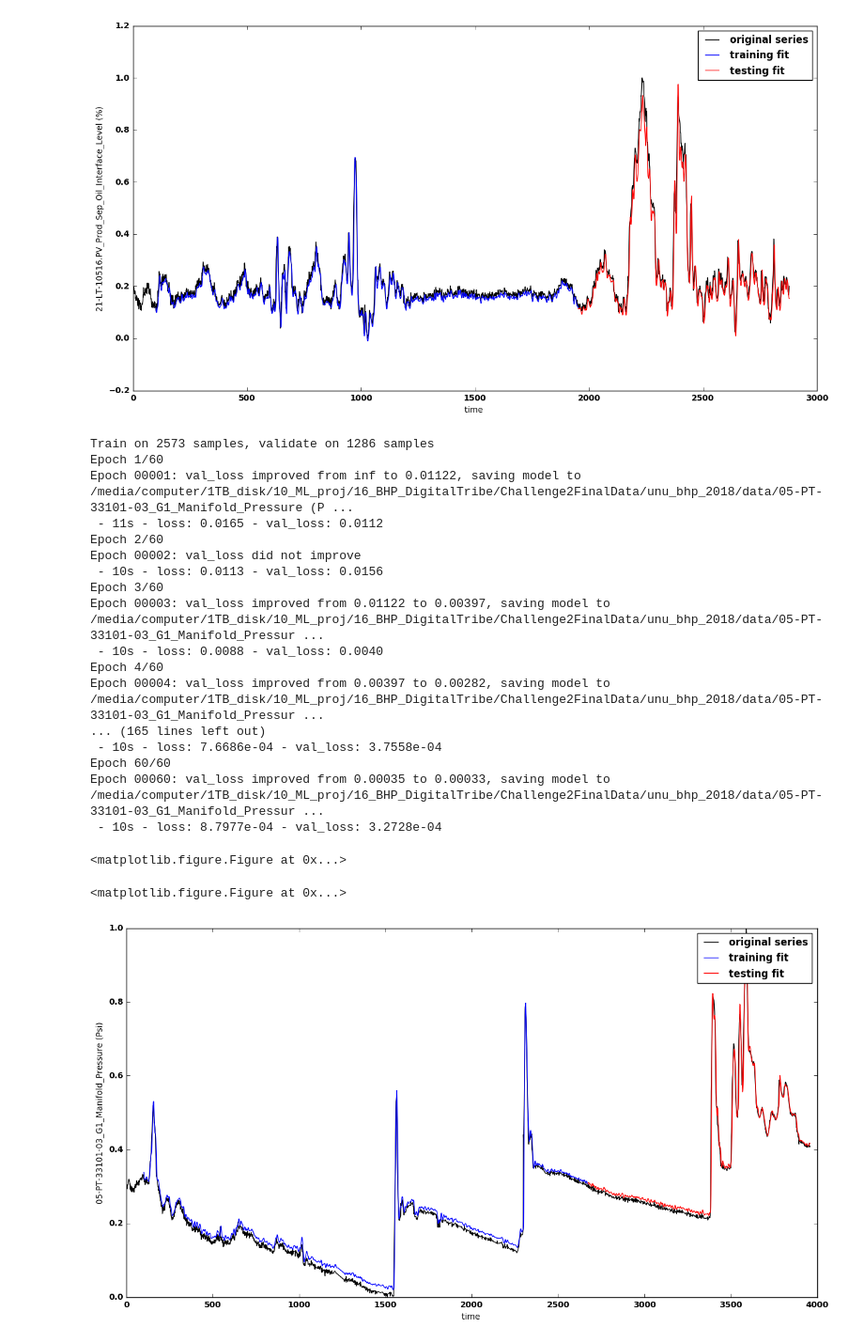
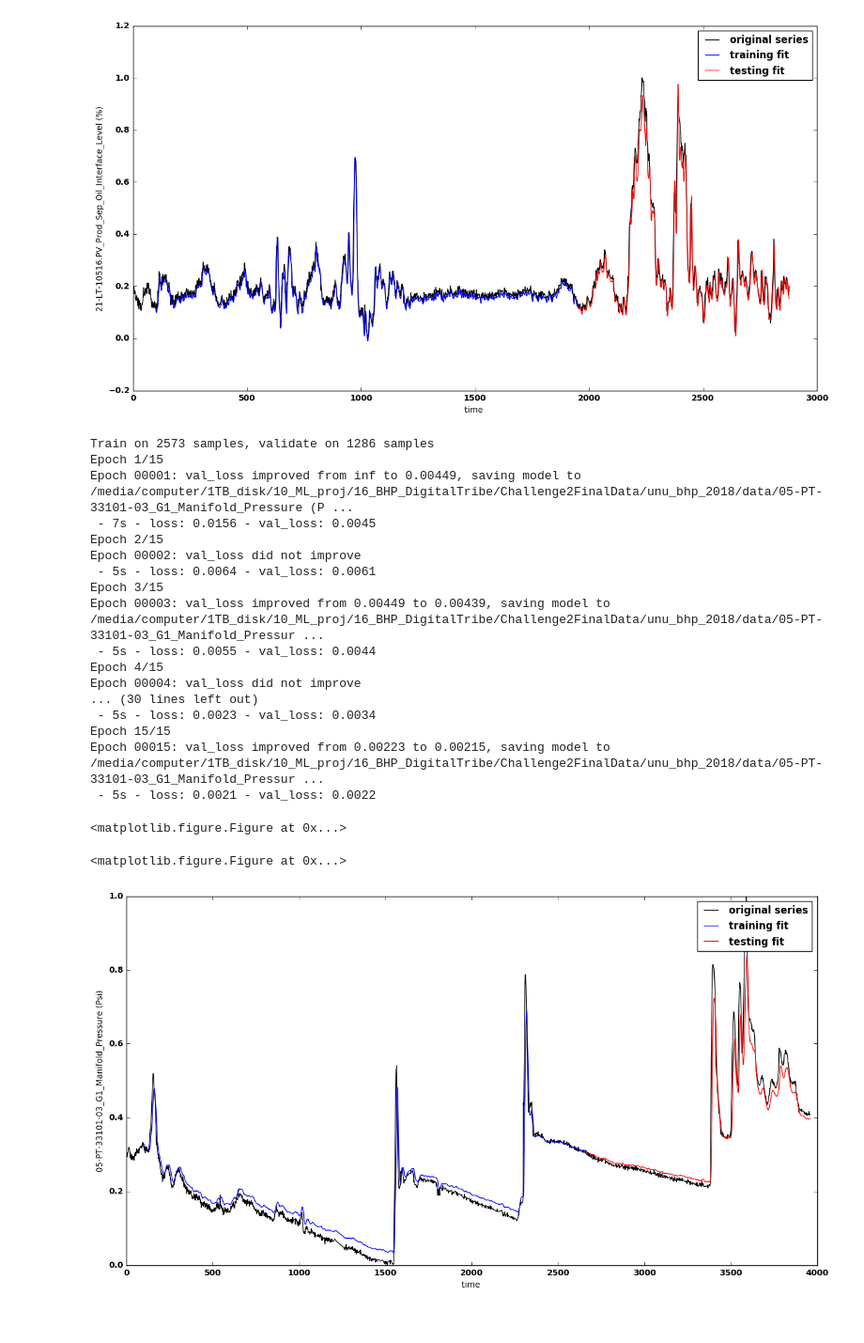
Before and after one commit to HoustonJ2013/unu_bhp_2018, a Jupyter notebook: jl/anomaly_detection_jl_test.ipynb, the cells around one changed output. Shown at 94% size. Cells and saved outputs as stored; diff of their text form; code cells hidden in the pictures.

Commit message:
Anomaly test

```diff
--- a/jl/anomaly_detection_jl_test.ipynb
+++ b/jl/anomaly_detection_jl_test.ipynb
@@ -61,33 +62,33 @@ Epoch 00060: val_loss did not improve
 <matplotlib.figure.Figure at 0x...>
 [figure]
 # %%
-anomaly_detection = anomaly_detection(sequence_length=100, batch_size=128, epochs=60, dropout=0.6, verbose = 2)
+anomaly_detection2 = anomaly_detection(sequence_length=100, batch_size=256, epochs=15, dropout=0.6, verbose = 2)
 start = time.time()
 start_time = datetime(2017, 3, 11,10,0)
 end_time = datetime(2017, 3, 12, 20,0)
 time_range= (file_df["Time"] < end_time) & (file_df["Time"] > start_time)
 column_name = "05-PT-33101-03_G1_Manifold_Pressure (Psi)"
 time_series = file_df[time_range][column_name]
-anomaly_detection.set_name(column_name)
-anomaly_detection.timeseries_fit(time_series, show_figures=True, run_model = True)
+anomaly_detection2.set_name(column_name)
+anomaly_detection2.timeseries_fit(time_series, show_figures=True, run_model = True)
 # %% [output]
 Train on 2573 samples, validate on 1286 samples
-Epoch 1/60
-Epoch 00001: val_loss improved from inf to 0.01122, saving model to /media/computer/1TB_disk/10_ML_proj/16_BHP_DigitalTribe/Challenge2FinalData/unu_bhp_2018/data/05-PT-33101-03_G1_Manifold_Pressure (P ...
- - 11s - loss: 0.0165 - val_loss: 0.0112
-Epoch 2/60
+Epoch 1/15
+Epoch 00001: val_loss improved from inf to 0.00449, saving model to /media/computer/1TB_disk/10_ML_proj/16_BHP_DigitalTribe/Challenge2FinalData/unu_bhp_2018/data/05-PT-33101-03_G1_Manifold_Pressure (P ...
+ - 7s - loss: 0.0156 - val_loss: 0.0045
+Epoch 2/15
 Epoch 00002: val_loss did not improve
- - 10s - loss: 0.0113 - val_loss: 0.0156
-Epoch 3/60
-Epoch 00003: val_loss improved from 0.01122 to 0.00397, saving model to /media/computer/1TB_disk/10_ML_proj/16_BHP_DigitalTribe/Challenge2FinalData/unu_bhp_2018/data/05-PT-33101-03_G1_Manifold_Pressur ...
- - 10s - loss: 0.0088 - val_loss: 0.0040
-Epoch 4/60
-Epoch 00004: val_loss improved from 0.00397 to 0.00282, saving model to /media/computer/1TB_disk/10_ML_proj/16_BHP_DigitalTribe/Challenge2FinalData/unu_bhp_2018/data/05-PT-33101-03_G1_Manifold_Pressur ...
-... (165 lines left out)
- - 10s - loss: 7.6686e-04 - val_loss: 3.7558e-04
-Epoch 60/60
-Epoch 00060: val_loss improved from 0.00035 to 0.00033, saving model to /media/computer/1TB_disk/10_ML_proj/16_BHP_DigitalTribe/Challenge2FinalData/unu_bhp_2018/data/05-PT-33101-03_G1_Manifold_Pressur ...
- - 10s - loss: 8.7977e-04 - val_loss: 3.2728e-04
+ - 5s - loss: 0.0064 - val_loss: 0.0061
+Epoch 3/15
+Epoch 00003: val_loss improved from 0.00449 to 0.00439, saving model to /media/computer/1TB_disk/10_ML_proj/16_BHP_DigitalTribe/Challenge2FinalData/unu_bhp_2018/data/05-PT-33101-03_G1_Manifold_Pressur ...
+ - 5s - loss: 0.0055 - val_loss: 0.0044
+Epoch 4/15
+Epoch 00004: val_loss did not improve
+... (30 lines left out)
+ - 5s - loss: 0.0023 - val_loss: 0.0034
+Epoch 15/15
+Epoch 00015: val_loss improved from 0.00223 to 0.00215, saving model to /media/computer/1TB_disk/10_ML_proj/16_BHP_DigitalTribe/Challenge2FinalData/unu_bhp_2018/data/05-PT-33101-03_G1_Manifold_Pressur ...
+ - 5s - loss: 0.0021 - val_loss: 0.0022
 <matplotlib.figure.Figure at 0x...>
 <matplotlib.figure.Figure at 0x...>
-[figure, old version]
+[figure, new version]
```
Also changed, not shown: parts of 3 cells of this notebook.
